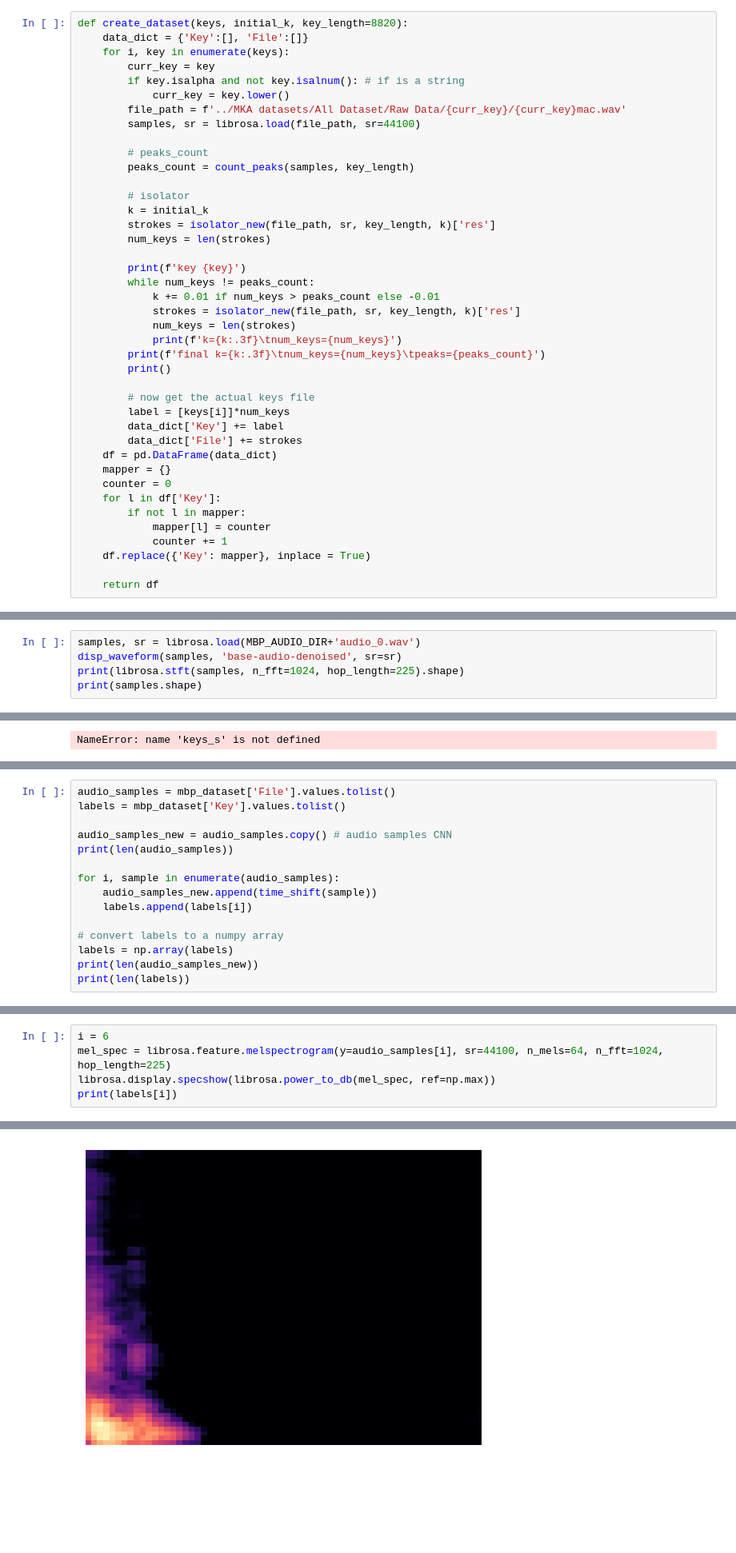
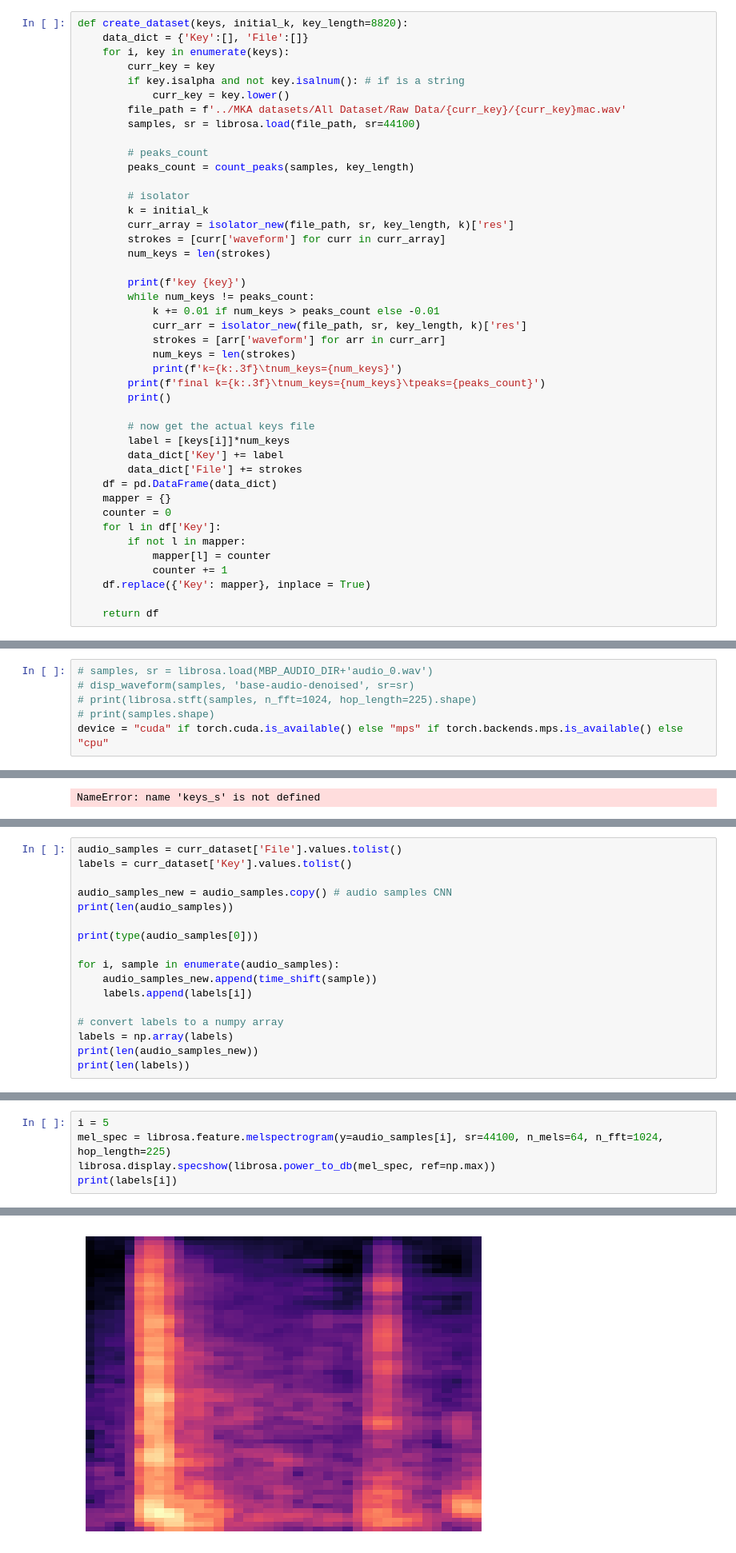
Before and after one commit to blondiedies/Binary-class, a Jupyter notebook: ClassificationCNN/FromScratch.ipynb, the cells around one changed output, grey strips where cells are left out. Shown at 80% size. Saved outputs shown, nothing was run; the diff lists cells and outputs as text; blank space fills up the shorter version.

```diff
--- a/ClassificationCNN/FromScratch.ipynb
+++ b/ClassificationCNN/FromScratch.ipynb
@@ -308,13 +311,15 @@ def create_dataset(keys, initial_k, key_length=8820):
 
         # isolator
         k = initial_k
-        strokes = isolator_new(file_path, sr, key_length, k)['res']
+        curr_array = isolator_new(file_path, sr, key_length, k)['res']
+        strokes = [curr['waveform'] for curr in curr_array]
         num_keys = len(strokes)
 
         print(f'key {key}')
         while num_keys != peaks_count:
             k += 0.01 if num_keys > peaks_count else -0.01
-            strokes = isolator_new(file_path, sr, key_length, k)['res']
+            curr_arr = isolator_new(file_path, sr, key_length, k)['res']
+            strokes = [arr['waveform'] for arr in curr_arr]
             num_keys = len(strokes)
             print(f'k={k:.3f}\tnum_keys={num_keys}')
         print(f'final k={k:.3f}\tnum_keys={num_keys}\tpeaks={peaks_count}')
@@ -461,7 +466,8 @@ device = "cuda" if torch.cuda.is_available() else "mps" if torch.backends.mps.is
 # %% [output]
 Original is True
 # %%
-samples, sr = librosa.load(MBP_AUDIO_DIR+'audio_0.wav')
-disp_waveform(samples, 'base-audio-denoised', sr=sr)
-print(librosa.stft(samples, n_fft=1024, hop_length=225).shape)
-print(samples.shape)
+# samples, sr = librosa.load(MBP_AUDIO_DIR+'audio_0.wav')
+# disp_waveform(samples, 'base-audio-denoised', sr=sr)
+# print(librosa.stft(samples, n_fft=1024, hop_length=225).shape)
+# print(samples.shape)
+device = "cuda" if torch.cuda.is_available() else "mps" if torch.backends.mps.is_available() else "cpu"
@@ -678,9 +679,11 @@ transform_mfcc = Compose([ToMfcc()])
 # %%
-audio_samples = mbp_dataset['File'].values.tolist()
-labels = mbp_dataset['Key'].values.tolist()
+audio_samples = curr_dataset['File'].values.tolist()
+labels = curr_dataset['Key'].values.tolist()
 
 audio_samples_new = audio_samples.copy() # audio samples CNN
 print(len(audio_samples))
+
+print(type(audio_samples[0]))
 
 for i, sample in enumerate(audio_samples):
     audio_samples_new.append(time_shift(sample))
@@ -709,13 +713,13 @@ for i in range(len(audio_samples_new)):
     audioDatasetMfcc.append((transformed_sample, transformed_mfcc, labels[i]))
     audioDatasetMfccMasking.append((masking(transformed_sample), transformed_mfcc, labels[i]))
 # %%
-i = 6
+i = 5
 mel_spec = librosa.feature.melspectrogram(y=audio_samples[i], sr=44100, n_mels=64, n_fft=1024, hop_length=225)
 librosa.display.specshow(librosa.power_to_db(mel_spec, ref=np.max))
 print(labels[i])
 # %% [output]
 0
-[figure, old version]
+[figure, new version]
 # %%
 # check for lengths of datasets
 len(audioDatasetMfcc), len(audioDatasetMfcc + audioDatasetMfccMasking), len(audioDatasetFin), len(audioDatasetFin + audioDatasetFinMasking)
```
Also changed, not shown: parts of 13 cells of this notebook.
